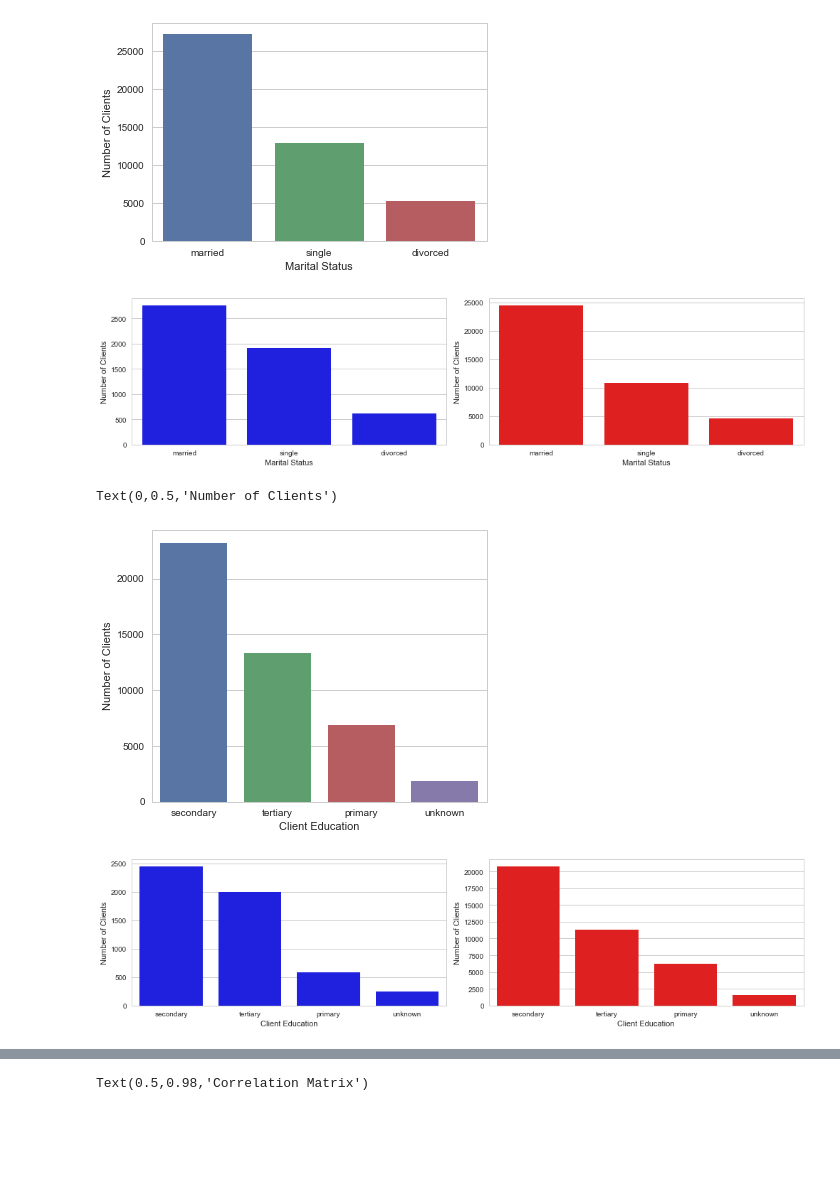
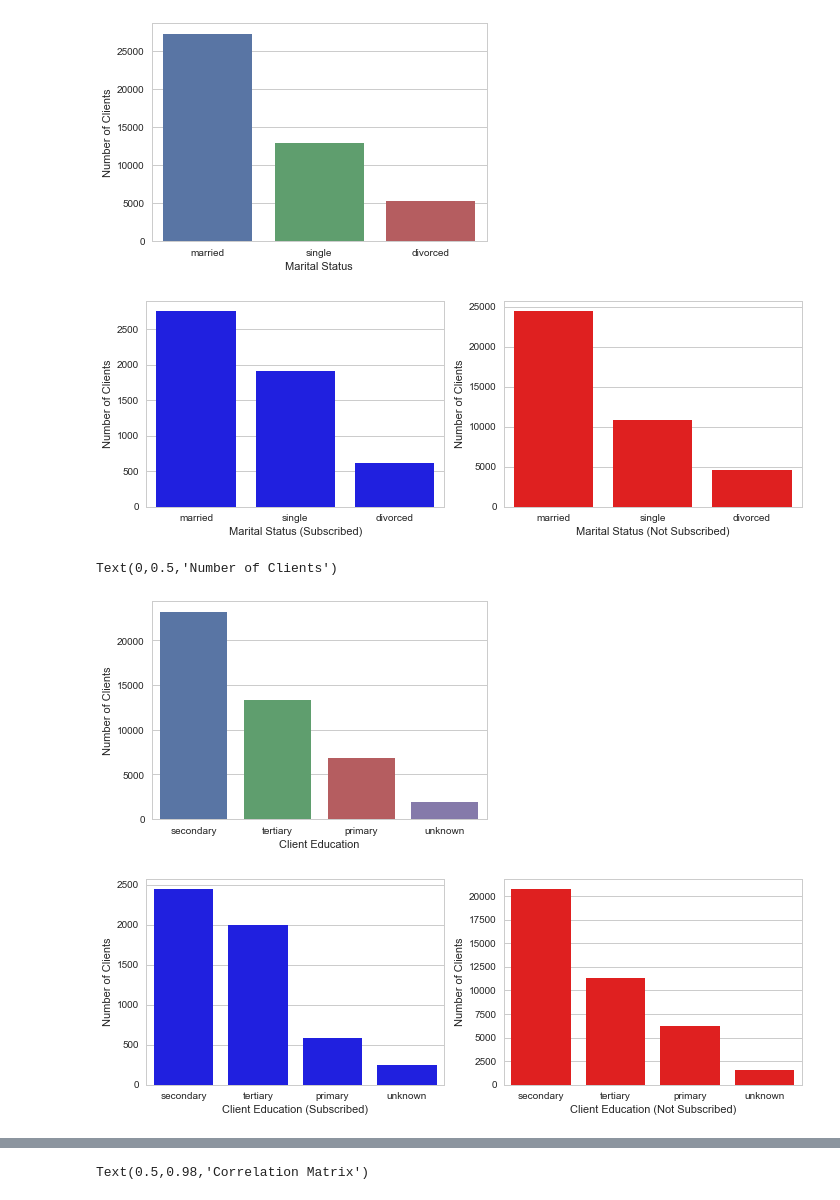
Before and after one commit to fabianoyoschitaki/udacity-nanodegree-machine-learning, a Jupyter notebook: projects/capstone/CapstoneProjectVisualization.ipynb, the cells around one changed output, grey strips where cells are left out. Cells and saved outputs as stored; diff of their text form; code cells hidden in the pictures; blank space fills up the shorter version.

```diff
--- a/projects/capstone/CapstoneProjectVisualization.ipynb
+++ b/projects/capstone/CapstoneProjectVisualization.ipynb
@@ -31,6 +31,6 @@ Loading the dataset from the CSV file.
 bank_full_data = pd.read_csv('bank-full.csv', delimiter=';')
 print("Bank dataset was loaded successfully!")
 bank_yes_subscribed = bank_full_data[bank_full_data['y'] == 'yes']
-bank_no_subscribed = bank_full_data[bank_full_data['y'] == 'no'
+bank_no_subscribed = bank_full_data[bank_full_data['y'] == 'no']
 # %% [output]
 Bank dataset was loaded successfully!
@@ -162,42 +161,42 @@ marital_histogram.set_ylabel('Number of Clients')
 Text(0,0.5,'Number of Clients')
 [figure]
 # %%
-fig = plt.figure(figsize=(14, 10))
+fig = plt.figure(figsize=(10, 10))
 
 marital_histogram_subscribed = fig.add_subplot(321)
 sns.countplot(
     x='marital',
     data=bank_yes_subscribed,
     color='blue',
     order=bank_full_data['marital'].value_counts().index)
-marital_histogram_subscribed.set_xlabel('Marital Status')
+marital_histogram_subscribed.set_xlabel('Marital Status (Subscribed)')
 marital_histogram_subscribed.set_ylabel('Number of Clients')
 
 marital_histogram_not_subscribed = fig.add_subplot(322)
 sns.countplot(
     x='marital',
     data=bank_no_subscribed,
     color='red',
     order=bank_full_data['marital'].value_counts().index)
-marital_histogram_not_subscribed.set_xlabel('Marital Status')
+marital_histogram_not_subscribed.set_xlabel('Marital Status (Not Subscribed)')
 marital_histogram_not_subscribed.set_ylabel('Number of Clients')
 
 plt.tight_layout()
 # %% [output]
-[figure, old version]
+[figure, new version]
 # %%
 education_histogram = sns.countplot(
     x='education',
     data=bank_full_data,
     order=bank_full_data['education'].value_counts().index)
-education_histogram.figure.set_size_inches(6, 5)
+education_histogram.figure.set_size_inches(6, 4)
 education_histogram.set_xlabel('Client Education')
 education_histogram.set_ylabel('Number of Clients')
 # %% [output]
 Text(0,0.5,'Number of Clients')
-[figure, old version]
+[figure, new version]
 # %%
-fig = plt.figure(figsize=(14, 10))
+fig = plt.figure(figsize=(10, 10))
 
 education_histogram_subscribed = fig.add_subplot(321)
 sns.countplot(
@@ -205,7 +204,7 @@ sns.countplot(
     data=bank_yes_subscribed,
     color='blue',
     order=bank_full_data['education'].value_counts().index)
-education_histogram_subscribed.set_xlabel('Client Education')
+education_histogram_subscribed.set_xlabel('Client Education (Subscribed)')
 education_histogram_subscribed.set_ylabel('Number of Clients')
 
 education_histogram_not_subscribed = fig.add_subplot(322)
@@ -214,12 +213,12 @@ sns.countplot(
     data=bank_no_subscribed,
     color='red',
     order=bank_full_data['education'].value_counts().index)
-education_histogram_not_subscribed.set_xlabel('Client Education')
+education_histogram_not_subscribed.set_xlabel('Client Education (Not Subscribed)')
 education_histogram_not_subscribed.set_ylabel('Number of Clients')
 
 plt.tight_layout()
 # %% [output]
-[figure, old version]
+[figure, new version]
 # %%
 default_histogram = sns.countplot(
     x='default',
```
Also changed, not shown: parts of 15 cells of this notebook, 18 other files.
